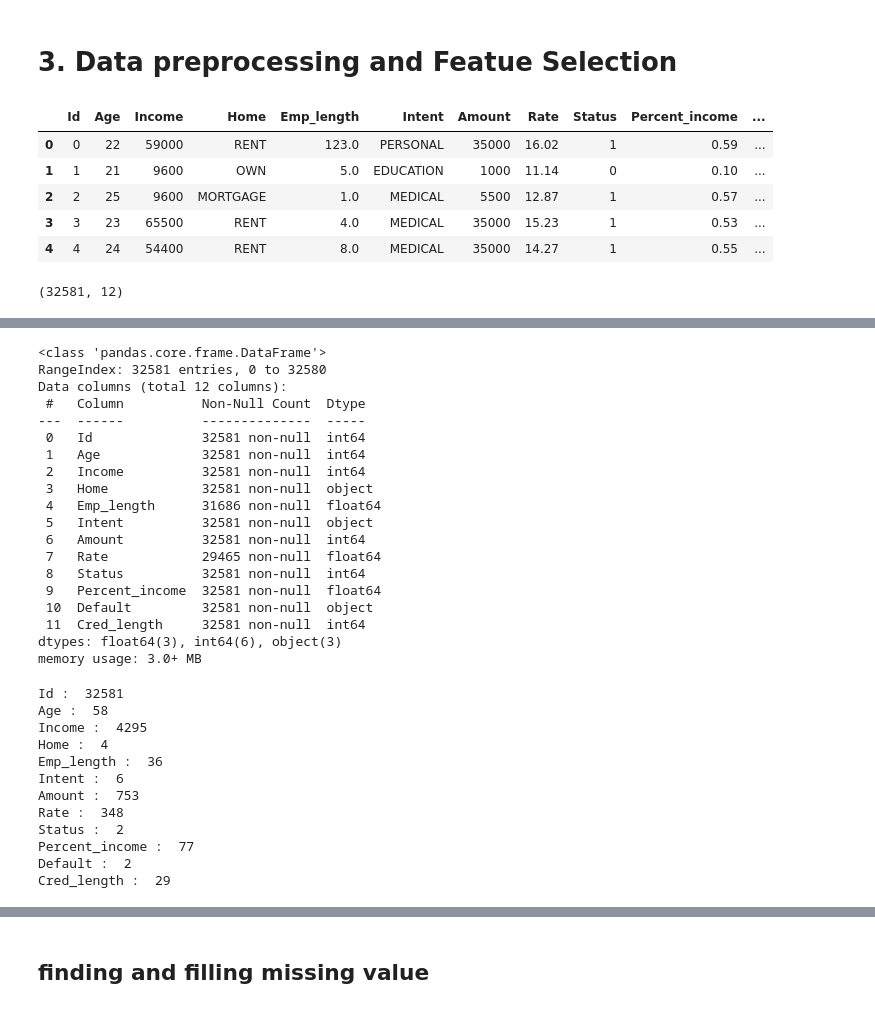
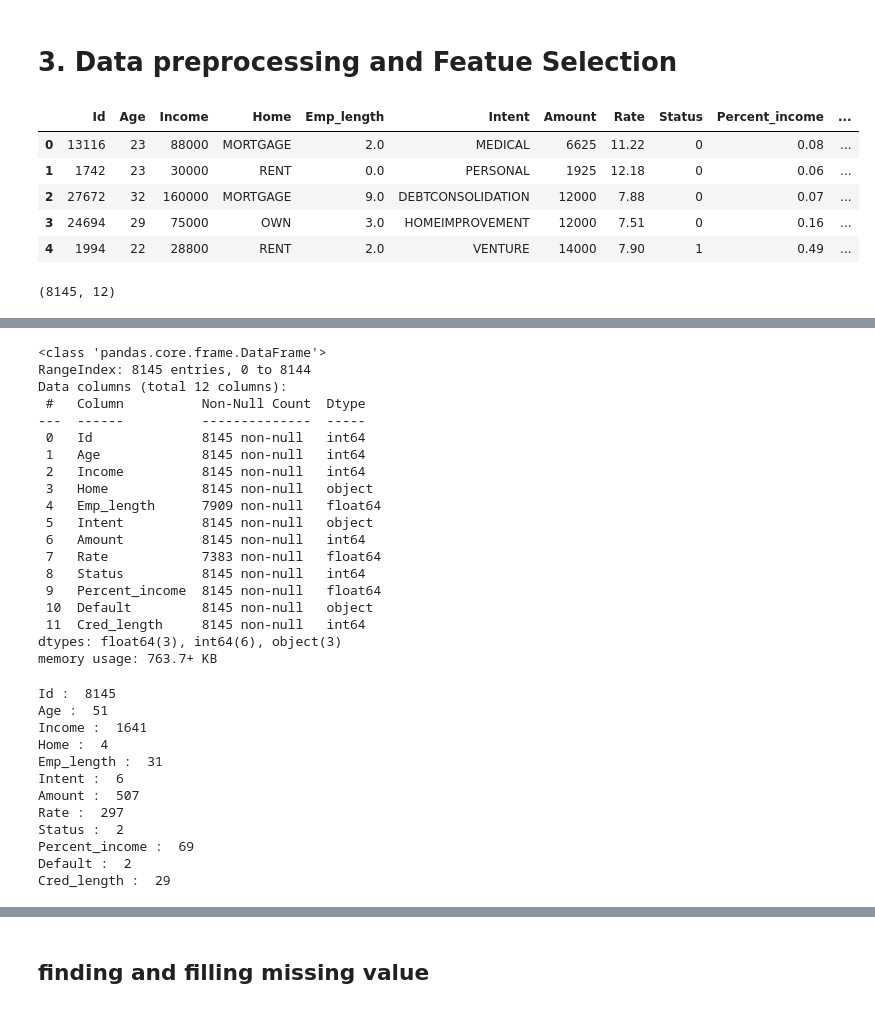
Before and after one commit to Lawrence302/credit_risk_analysis, a Jupyter notebook: credit_risk_analysis_sem_proj.ipynb, the cells around one changed output, grey strips where cells are left out. Cells and saved outputs as stored; diff of their text form; code cells hidden in the pictures.

```diff
--- a/credit_risk_analysis_sem_proj.ipynb
+++ b/credit_risk_analysis_sem_proj.ipynb
@@ -74,57 +105,57 @@ from sklearn.model_selection import StratifiedKFold, cross_val_score, cross_vali
 # df = pd.read_csv("credit_risk.csv")
 # df.head()
 # %%
-df = pd.read_csv("/content/drive/My Drive/datasets/credit_risk.csv")
+df = pd.read_csv("/content/drive/My Drive/datasets/Loan prediction mini dataset.csv")
 df.head()
 # %% [output]
 |  | Id | Age | Income | Home | Emp_length | Intent | Amount | Rate | Status | Percent_income | ... |
-| 0 | 0 | 22 | 59000 | RENT | 123.0 | PERSONAL | 35000 | 16.02 | 1 | 0.59 | ... |
-| 1 | 1 | 21 | 9600 | OWN | 5.0 | EDUCATION | 1000 | 11.14 | 0 | 0.10 | ... |
-| 2 | 2 | 25 | 9600 | MORTGAGE | 1.0 | MEDICAL | 5500 | 12.87 | 1 | 0.57 | ... |
-| 3 | 3 | 23 | 65500 | RENT | 4.0 | MEDICAL | 35000 | 15.23 | 1 | 0.53 | ... |
-| 4 | 4 | 24 | 54400 | RENT | 8.0 | MEDICAL | 35000 | 14.27 | 1 | 0.55 | ... |
+| 0 | 13116 | 23 | 88000 | MORTGAGE | 2.0 | MEDICAL | 6625 | 11.22 | 0 | 0.08 | ... |
+| 1 | 1742 | 23 | 30000 | RENT | 0.0 | PERSONAL | 1925 | 12.18 | 0 | 0.06 | ... |
+| 2 | 27672 | 32 | 160000 | MORTGAGE | 9.0 | DEBTCONSOLIDATION | 12000 | 7.88 | 0 | 0.07 | ... |
+| 3 | 24694 | 29 | 75000 | OWN | 3.0 | HOMEIMPROVEMENT | 12000 | 7.51 | 0 | 0.16 | ... |
+| 4 | 1994 | 22 | 28800 | RENT | 2.0 | VENTURE | 14000 | 7.90 | 1 | 0.49 | ... |
 # %%
 df.shape
 # %% [output]
-(32581, 12)
+(8145, 12)
 # %% [markdown]
 ![image](https://drive.google.com/file/d/12qV-1AFEiQMwem1PO-iOg0keSFja45sK/view?usp=drive_link)
 # %%
 df.info()
 # %% [output]
 <class 'pandas.core.frame.DataFrame'>
-RangeIndex: 32581 entries, 0 to 32580
+RangeIndex: 8145 entries, 0 to 8144
 Data columns (total 12 columns):
  #   Column          Non-Null Count  Dtype
 ---  ------          --------------  -----
- 0   Id              32581 non-null  int64
- 1   Age             32581 non-null  int64
- 2   Income          32581 non-null  int64
- 3   Home            32581 non-null  object
- 4   Emp_length      31686 non-null  float64
- 5   Intent          32581 non-null  object
- 6   Amount          32581 non-null  int64
- 7   Rate            29465 non-null  float64
- 8   Status          32581 non-null  int64
- 9   Percent_income  32581 non-null  float64
- 10  Default         32581 non-null  object
- 11  Cred_length     32581 non-null  int64
+ 0   Id              8145 non-null   int64
+ 1   Age             8145 non-null   int64
+ 2   Income          8145 non-null   int64
+ 3   Home            8145 non-null   object
+ 4   Emp_length      7909 non-null   float64
+ 5   Intent          8145 non-null   object
+ 6   Amount          8145 non-null   int64
+ 7   Rate            7383 non-null   float64
+ 8   Status          8145 non-null   int64
+ 9   Percent_income  8145 non-null   float64
+ 10  Default         8145 non-null   object
+ 11  Cred_length     8145 non-null   int64
 dtypes: float64(3), int64(6), object(3)
-memory usage: 3.0+ MB
+memory usage: 763.7+ KB
 # %%
 for column in df:
     print( column,": ", df[column].nunique())
 # %% [output]
-Id :  32581
-Age :  58
-Income :  4295
+Id :  8145
+Age :  51
+Income :  1641
 Home :  4
-Emp_length :  36
+Emp_length :  31
 Intent :  6
-Amount :  753
-Rate :  348
+Amount :  507
+Rate :  297
 Status :  2
-Percent_income :  77
+Percent_income :  69
 Default :  2
 Cred_length :  29
 # %%
```
Also changed, not shown: parts of 248 cells of this notebook.
